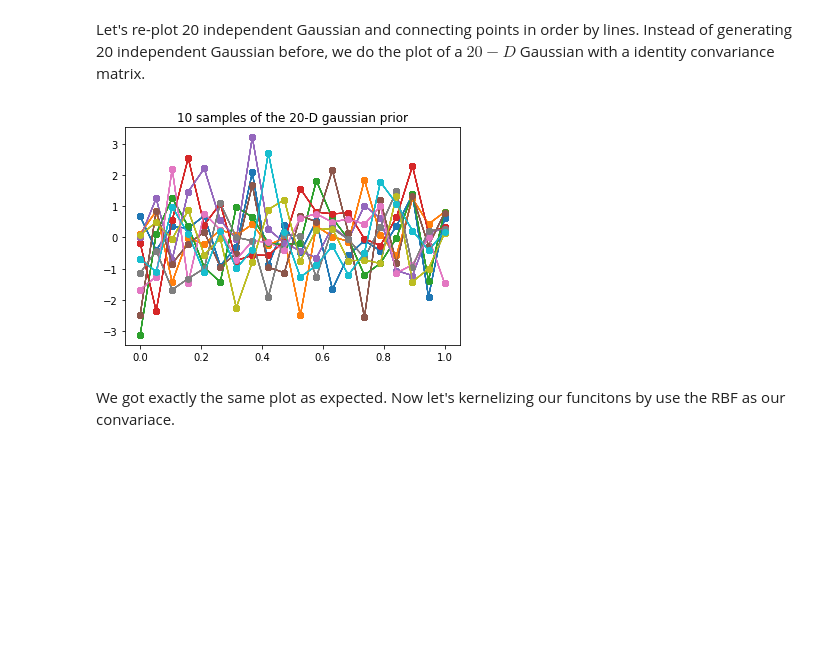
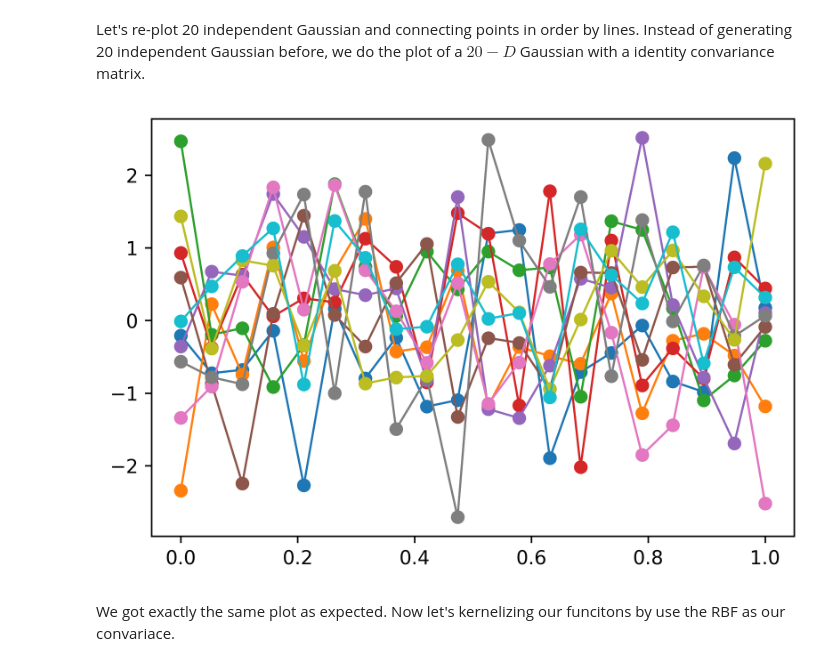
Before and after one commit to jwangjie/Gaussian-Process-Regression-Tutorial, a Jupyter notebook: gpr_tutorial.ipynb, the cells around one changed output. Cells and saved outputs as stored; diff of their text form; code cells hidden in the pictures; blank space fills up the shorter version.

Commit message:
plot

```diff
--- a/gpr_tutorial.ipynb
+++ b/gpr_tutorial.ipynb
@@ -264,24 +277,25 @@ Let's re-plot 20 independent Gaussian and connecting points in order by lines. I
 # %%
 n = 20
 m = 10
 
 mean = np.zeros(n)
 cov = np.eye(n)
 
 f_prior = np.random.multivariate_normal(mean, cov, m).T
 
 plt.clf()
 
 #plt.plot(Xshow, f_prior, '-o')
 Xshow = np.linspace(0, 1, n).reshape(-1,1)   # n number test points in the range of (0, 1)
 
 for i in range(m):
     plt.plot(Xshow, f_prior, '-o', linewidth=1)
 
-plt.title('10 samples of the 20-D gaussian prior')
-plt.show()
+# plt.title('10 samples of the 20-D gaussian prior')
+# plt.show()
+plt.savefig('20d_gaussian_prior')
 # %% [output]
-[figure, old version]
+[figure, new version]
 # %% [markdown]
 We got exactly the same plot as expected. Now let's kernelizing our funcitons by use the RBF as our convariace.
 # %%
```
Also changed, not shown: parts of 5 cells of this notebook.
